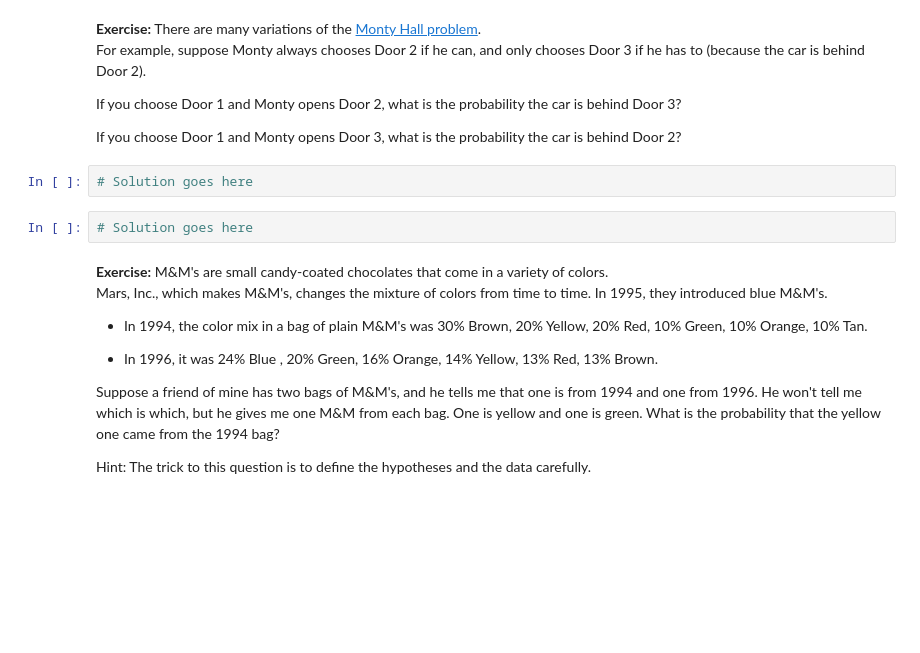
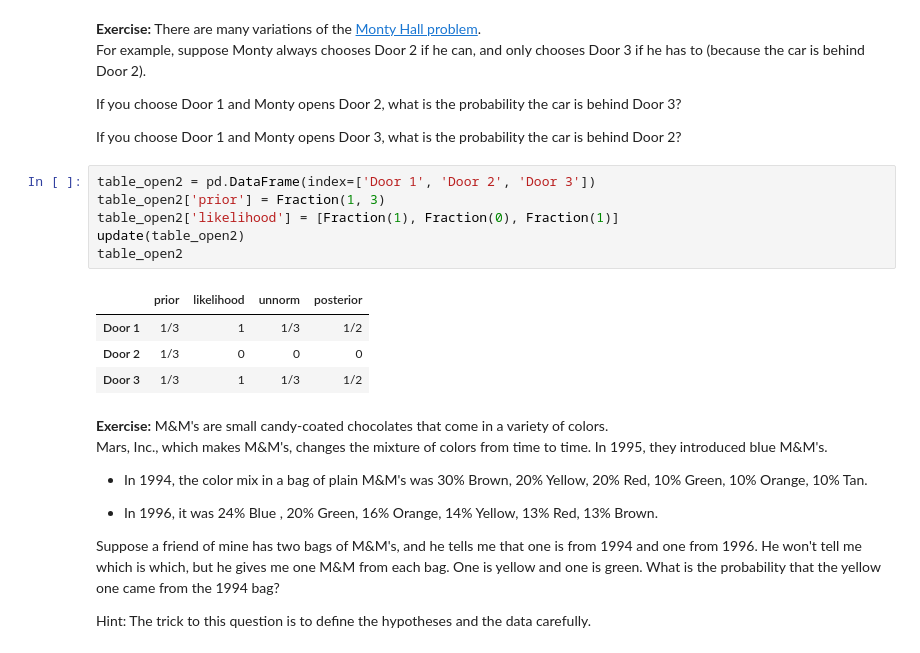
Before and after one commit to NimaFardanesh/inference-and-causality-week1, a Jupyter notebook: notebooks/2_InferenceAndCausality_Week1_BayesTheorem.ipynb.ipynb, the cells around one changed output. Drawn from its saved outputs; the diff is of its cells as text; blank space fills up the shorter version.

```diff
--- a/notebooks/2_InferenceAndCausality_Week1_BayesTheorem.ipynb.ipynb
+++ b/notebooks/2_InferenceAndCausality_Week1_BayesTheorem.ipynb.ipynb
@@ -344,10 +344,17 @@ only chooses Door 3 if he has to (because the car is behind Door 2).
 If you choose Door 1 and Monty opens Door 2, what is the probability the car is behind Door 3?
 
 If you choose Door 1 and Monty opens Door 3, what is the probability the car is behind Door 2?
-# %%
-# Solution goes here
-# %%
-# Solution goes here
+# %%
+table_open2 = pd.DataFrame(index=['Door 1', 'Door 2', 'Door 3'])
+table_open2['prior'] = Fraction(1, 3)
+table_open2['likelihood'] = [Fraction(1), Fraction(0), Fraction(1)]
+update(table_open2)
+table_open2
+# %% [output]
+|  | prior | likelihood | unnorm | posterior |
+| Door 1 | 1/3 | 1 | 1/3 | 1/2 |
+| Door 2 | 1/3 | 0 | 0 | 0 |
+| Door 3 | 1/3 | 1 | 1/3 | 1/2 |
 # %% [markdown]
 **Exercise:** M&M's are small candy-coated chocolates that come in a variety of colors.
 Mars, Inc., which makes M&M's, changes the mixture of colors from time to time.
```
